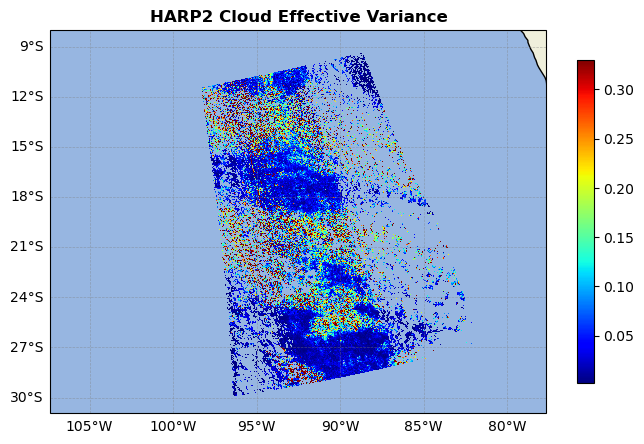
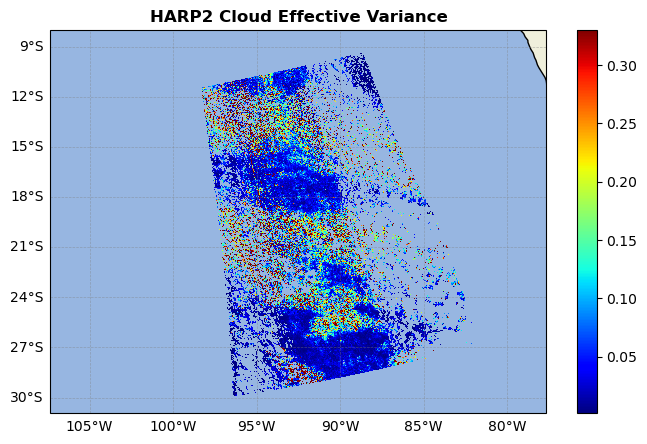
The change to this notebook cell's code, shown as a diff; its figure went from the first image to the second:
--- before
+++ after
@@ -18,4 +18,5 @@
 gl.top_labels = False
 gl.right_labels = False
+
 # cax = plt.colorbar(mat, ax=ax, ticks=np.arange(np.nanmin(data), np.nanmax(data), 0.02))
-cax = plt.colorbar(mat, ax=ax, shrink=0.7)
+cax = plt.colorbar(mat, ax=ax, shrink=0.83)

Commit: updated Analysis